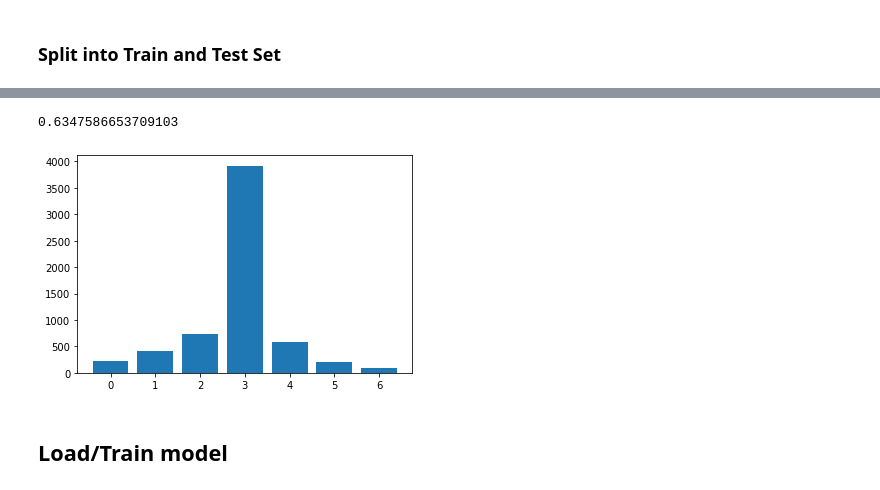
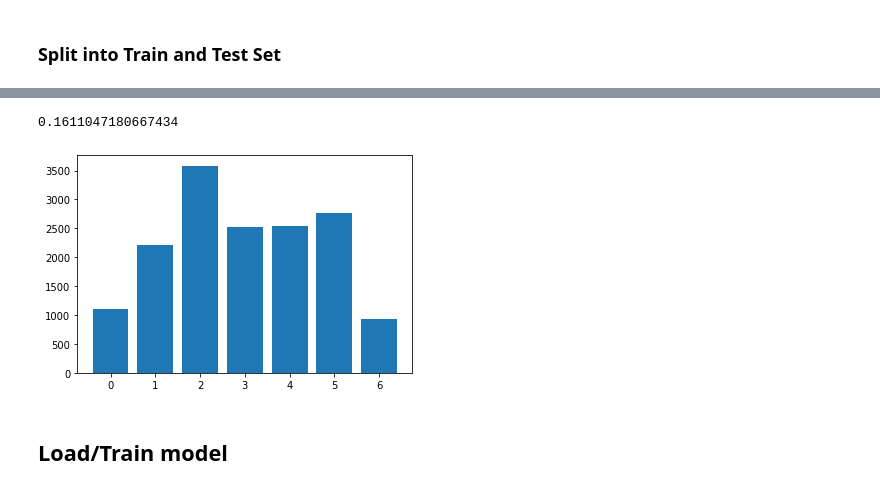
Before and after one commit to nicokestel/Connect4, a Jupyter notebook: agents/agent_mlp/mlp_training/MLP_agent_training.ipynb, the cells around one changed output, grey strips where cells are left out. Saved outputs shown, nothing was run; the diff lists cells and outputs as text; code cells hidden in the pictures.

```diff
--- a/agents/agent_mlp/mlp_training/MLP_agent_training.ipynb
+++ b/agents/agent_mlp/mlp_training/MLP_agent_training.ipynb
@@ -269,0 +284,24 @@ X.shape, y.shape
+# %%
+# LopPs
+D = np.concatenate((X, y[:,np.newaxis]), axis=1)
+
+i = 0
+while i < D.shape[0]:
+    eq_mask = np.all(D[:, :-1]==D[i, :-1], axis=1)
+
+    if eq_mask.sum() > 1:
+
+        y_tmp = D[:, -1][eq_mask]
+        columns, counts = np.unique(y_tmp, return_counts=True)
+        mp_col = columns[np.argmax(counts)].astype(np.int8)
+
+        D[eq_mask, -1] = mp_col
+        #eq_mask[i] = False
+
+        #X = np.delete(X, eq_mask, axis=0)
+        #y = np.delete(y, eq_mask, axis=0)
+
+    i += 1
+
+D = np.unique(D, axis=0)
+X, y = D[:, :-1], D[:, -1]
@@ -293,10 +337,10 @@ Column distribution in whole dataset: [ 230  411  725 3919  579  210  100]
 # %%
-vals, counts = np.unique(y, return_counts=True)
+vals, counts = np.unique(y_train, return_counts=True)
 plt.bar(vals, counts)
-counts[3] / len(y)
+counts[3] / len(y_train)
 # %% [output]
-0.6347586653709103
+0.1611047180667434
-[figure, old version]
+[figure, new version]
 # %% [markdown]
 ## Load/Train model
 # %%
```
Also changed, not shown: parts of 7 cells of this notebook.
